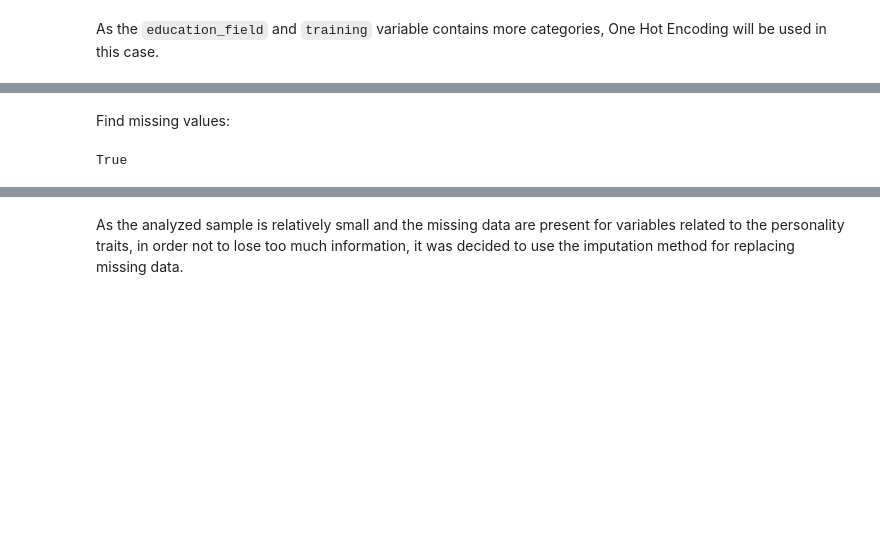
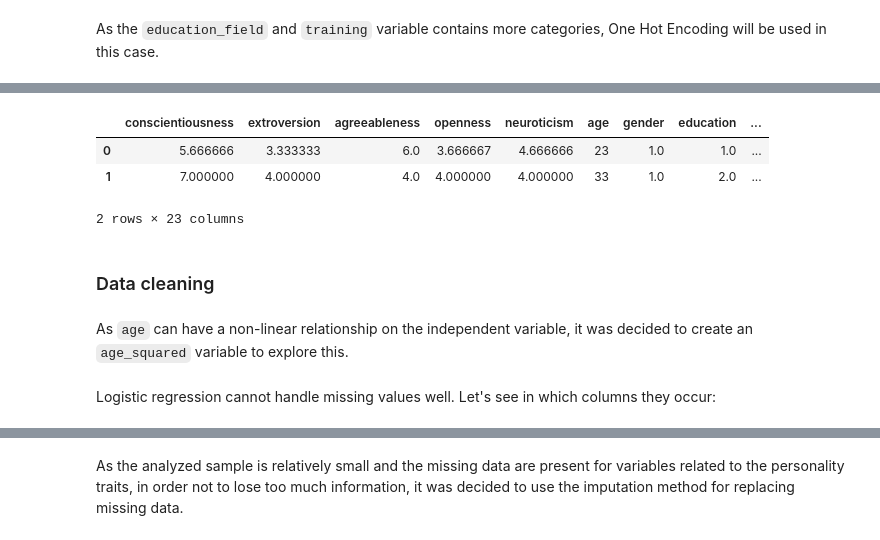
Before and after one commit to nataliagraczyk/bigfive-project, a Jupyter notebook: main.ipynb, the cells around one changed output, grey strips where cells are left out. Cells and saved outputs as stored; diff of their text form; code cells hidden in the pictures; blank space fills up the shorter version.

```diff
--- a/main.ipynb
+++ b/main.ipynb
@@ -141,6 +139,11 @@ selected_data.head(10)
-# %% [markdown]
-Find missing values:
-# %%
-selected_data.isna().values.any()
-# %% [output]
-True
+# %%
+data.head(2)
+# %% [output]
+|  | conscientiousness | extroversion | agreeableness | openness | neuroticism | age | gender | education | ... |
+| 0 | 5.666666 | 3.333333 | 6.0 | 3.666667 | 4.666666 | 23 | 1.0 | 1.0 | ... |
+| 1 | 7.000000 | 4.000000 | 4.0 | 4.000000 | 4.000000 | 33 | 1.0 | 2.0 | ... |
+2 rows × 23 columns
+# %% [markdown]
+### Data cleaning
+# %% [markdown]
+As `age` can have a non-linear relationship on the independent variable, it was decided to create an `age_squared` variable to explore this.
@@ -147,3 +159,5 @@ True
+# %% [markdown]
+Logistic regression cannot handle missing values well. Let's see in which columns they occur:
 # %%
 data.isna().sum()
 # %% [output]
```
Also changed, not shown: parts of 22 cells of this notebook.
